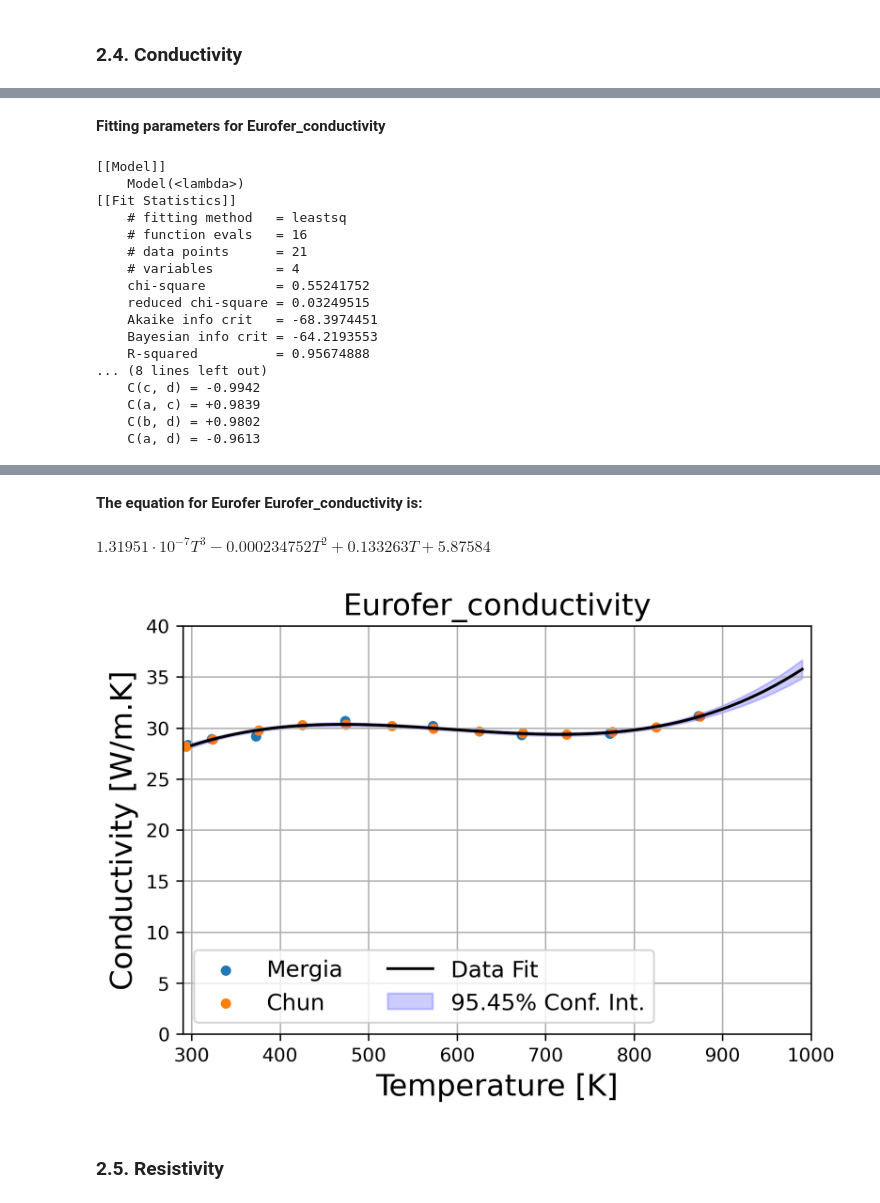
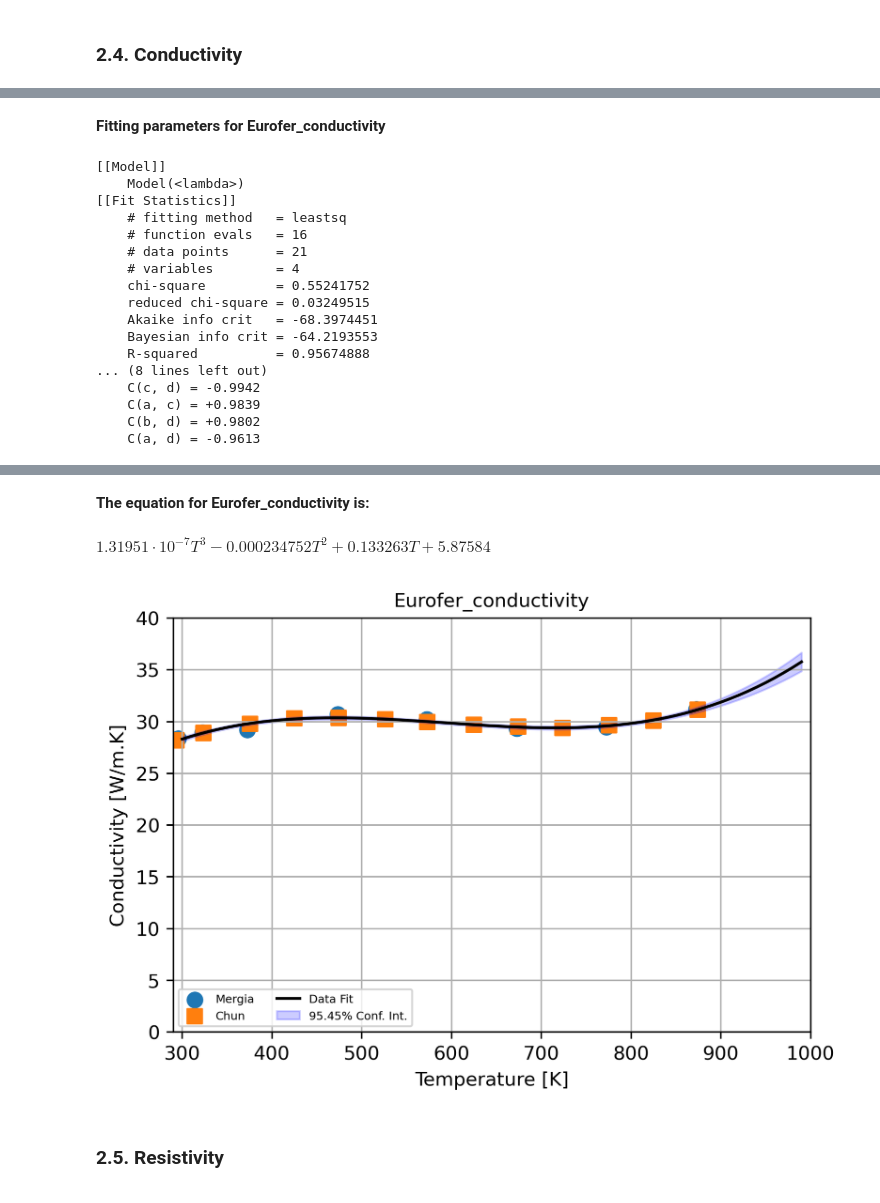
Before and after one commit to Ghoniem-Org/DatabaseCodes, a Jupyter notebook: Jupyter/Eurofer/Eurofer_database_1_0.ipynb, the cells around one changed output, grey strips where cells are left out. Drawn from its saved outputs; the diff is of its cells as text; code cells hidden in the pictures.

Commit message:
various updates to V1.0 and applied to Eurofer

```diff
--- a/Jupyter/Eurofer/Eurofer_database_1_0.ipynb
+++ b/Jupyter/Eurofer/Eurofer_database_1_0.ipynb
@@ -263,7 +263,10 @@ material_name = "Eurofer"
 # Temperature range and initializations
 T = np.arange(300, 1000, 10)
 n = len(T)
-fsize = 10
+RT = 273
+f_size = 10
+legend_size = 6
+m_size = 60
 # %% [markdown]
 <a id="density"></a>
 <h3>2.1. Density</h3>
@@ -480,7 +484,8 @@ y_data_list = vars_y
 fit_result = get_model_fit(T_data, Y_data, material_name, material_property, fit_func='poly', fit_initials={'a': 1, 'b': 1, 'c': 1, 'd':1})
 
 # Plot the data
-plot_data(x_data_list, y_data_list,T, fit_result, x_label, y_label, x_lim, y_lim, data_labels, material_property)
+plot_data(x_data_list, y_data_list,T, fit_result, x_label, y_label, x_lim, y_lim, data_labels, material_property,
+          f_size, legend_size, m_size)
 # %% [output]
 |  | EUROFER97MergiaTempK | EUROFER97MergiaThermalConductivit... | EUROFER97TempK1 | EUROFER97ThermalConductivityW/mK |
 | 0 | 295.833333 | 28.330097 | 293.54795 | 28.15894 |
@@ -490,35 +495,35 @@ plot_data(x_data_list, y_data_list,T, fit_result, x_label, y_label, x_lim, y_lim
 | 4 | 572.619048 | 30.194175 | 474.36986 | 30.34437 |
 | 5 | 672.619048 | 29.330097 | 526.42466 | 30.21192 |
 | 6 | 772.619048 | 29.446602 | 573.00000 | 29.94702 |
 | 7 | 872.619048 | 31.174757 | 625.05479 | 29.68212 |
 | 8 | NaN | NaN | 674.36986 | 29.48344 |
 | 9 | NaN | NaN | 723.68493 | 29.35099 |
 | 10 | NaN | NaN | 775.73973 | 29.61589 |
 | 11 | NaN | NaN | 825.05479 | 30.07947 |
 | 12 | NaN | NaN | 874.36986 | 31.13907 |
 [interactive output not drawn]
 **Fitting parameters for  Eurofer_conductivity**
 [[Model]]
     Model(<lambda>)
 [[Fit Statistics]]
     # fitting method   = leastsq
     # function evals   = 16
     # data points      = 21
     # variables        = 4
     chi-square         = 0.55241752
     reduced chi-square = 0.03249515
     Akaike info crit   = -68.3974451
     Bayesian info crit = -64.2193553
     R-squared          = 0.95674888
 ... (8 lines left out)
     C(c, d) = -0.9942
     C(a, c) = +0.9839
     C(b, d) = +0.9802
     C(a, d) = -0.9613
 [interactive output not drawn]
-**The equation for Eurofer Eurofer_conductivity is:**
+**The equation for  Eurofer_conductivity is:**
 $\displaystyle 1.31951 \cdot 10^{-7} T^{3} - 0.000234752 T^{2} + 0.133263 T + 5.87584$
-[figure, old version]
+[figure, new version]
 # %% [markdown]
 <a id=cp></a>
 <h3>2.5. Resistivity</h3>
```
Also changed, not shown: parts of 15 cells of this notebook, 21 other files.
